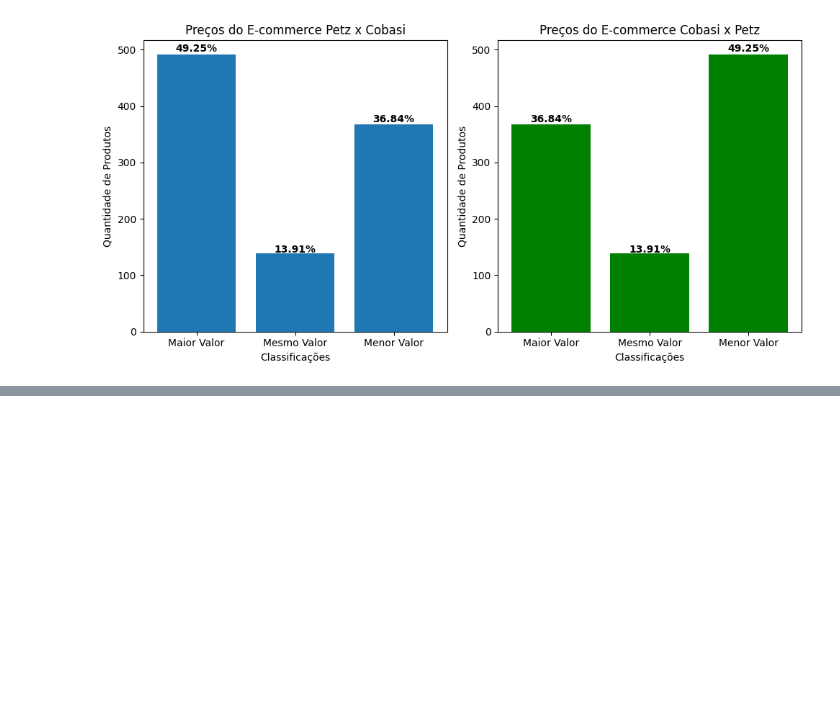
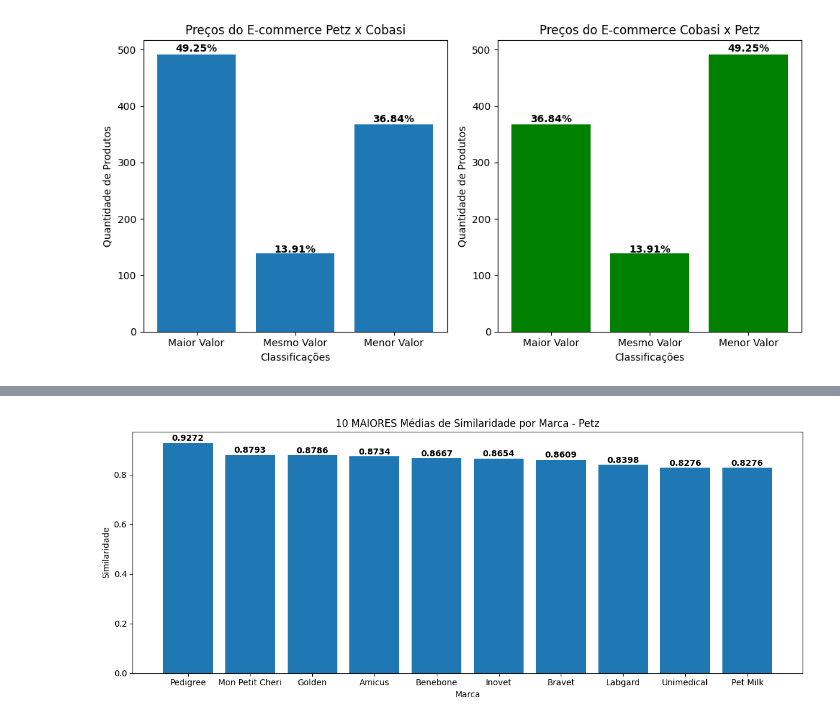
Before and after one commit to MateusGirardi/PetShopCrawler, a Jupyter notebook: petshopcrawler/analise.ipynb, the cells around one changed output, grey strips where cells are left out. Cells and saved outputs as stored; diff of their text form; code cells hidden in the pictures; blank space fills up the shorter version.

Commit message:
size chart adjust

```diff
--- a/petshopcrawler/analise.ipynb
+++ b/petshopcrawler/analise.ipynb
@@ -146,0 +147,19 @@ plt.tight_layout()
+# %%
+plt.figure(figsize=(12,5))
+graph = plt.bar(x1, y1)
+plt.ylabel("Similaridade")
+plt.xlabel("Marca")
+plt.title("10 MAIORES Médias de Similaridade por Marca - Petz")
+for i,p in enumerate(graph):
+    width = p.get_width()
+    height = p.get_height()
+    x, y = p.get_xy()
+    plt.text(x+width/2,
+             y+height*1.01,
+             round(y1[i],4),
+             ha='center',
+             weight='bold')
+
+plt.tight_layout()
+# %% [output]
+[figure, added]
```
Also changed, not shown: parts of 2 cells of this notebook, 3 other files.
